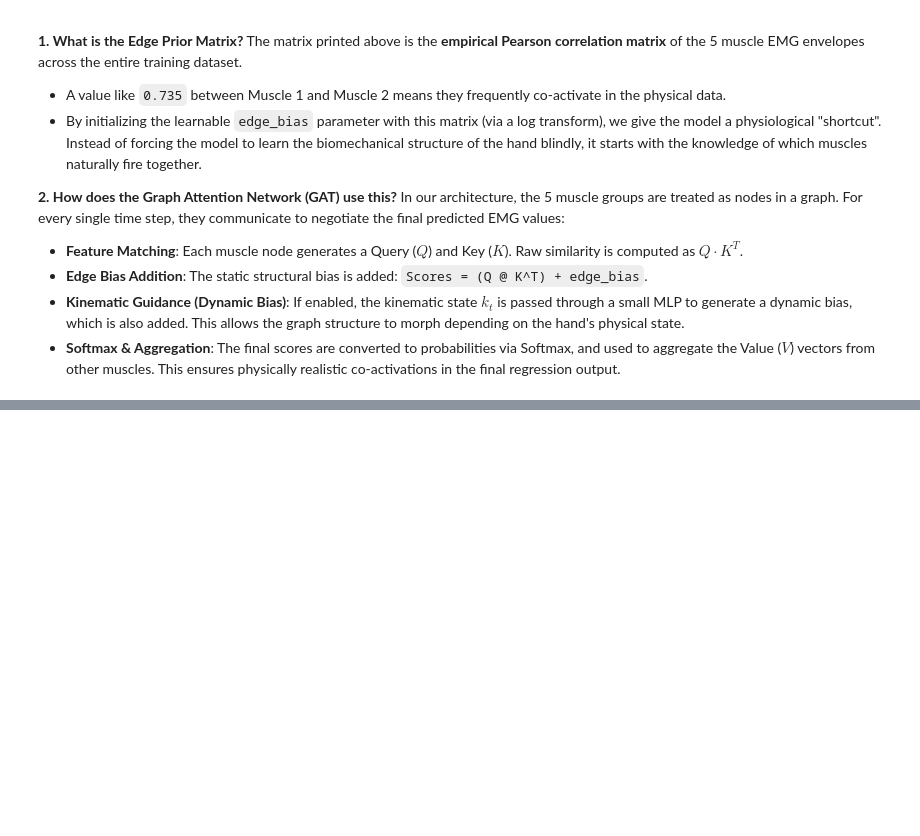
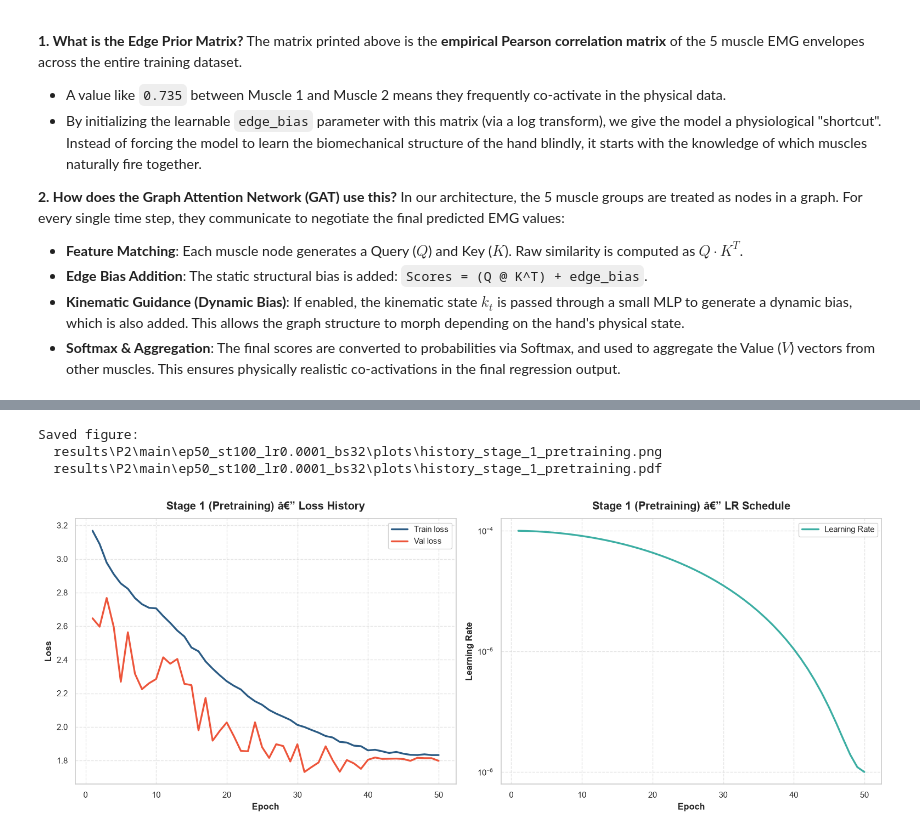
Before and after one commit to MohammadMahdi-Sharifbeigy/eeg-emg-grasp-decoder, a Jupyter notebook: main.ipynb, the cells around one changed output, grey strips where cells are left out. Cells and saved outputs as stored; diff of their text form; code cells hidden in the pictures; blank space fills up the shorter version.

```diff
--- a/main.ipynb
+++ b/main.ipynb
@@ -449,3 +587,19 @@ print("Stage 1 Training finished.")
+# %%
+from main import plot_training_history
+import matplotlib.pyplot as plt
+
+# Plot Loss & LR curves for Stage 1 (Automatically saves to results/P{x}/.../plots/history_stage_1_pretraining.png)
+fig_stage1 = plot_training_history(
+    history=result_stage1.history,
+    stage="Stage 1 (Pretraining)",
+    cfg=notebook_cfg
+)
+plt.show()
+# %% [output]
+Saved figure:
+  results\P2\main\ep50_st100_lr0.0001_bs32\plots\history_stage_1_pretraining.png
+  results\P2\main\ep50_st100_lr0.0001_bs32\plots\history_stage_1_pretraining.pdf
+[figure, added]
 # %%
 model = build_kg_gt_from_config(
     notebook_cfg,
```
Also changed, not shown: parts of 15 cells of this notebook, 5 other files.
